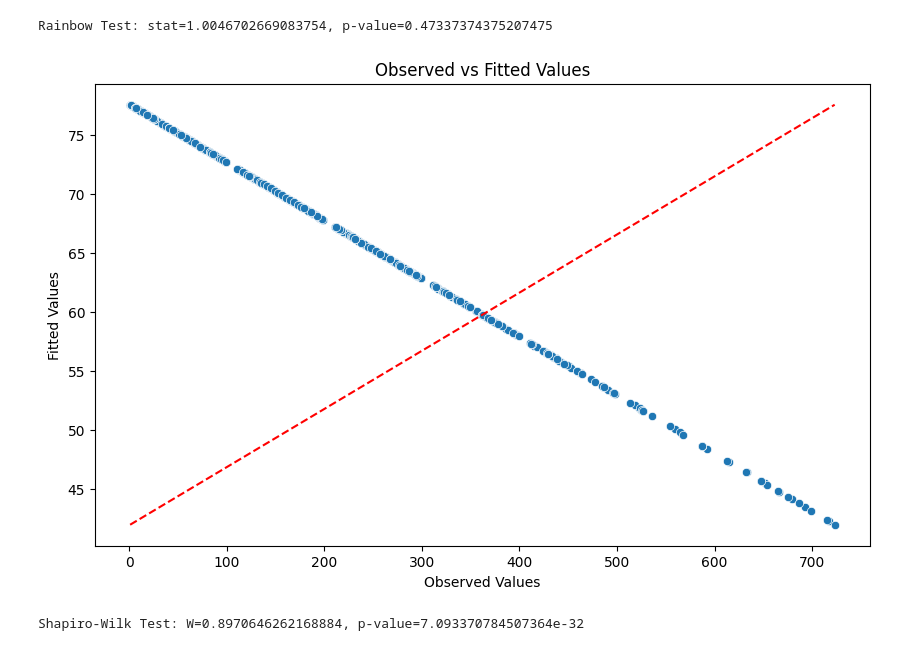
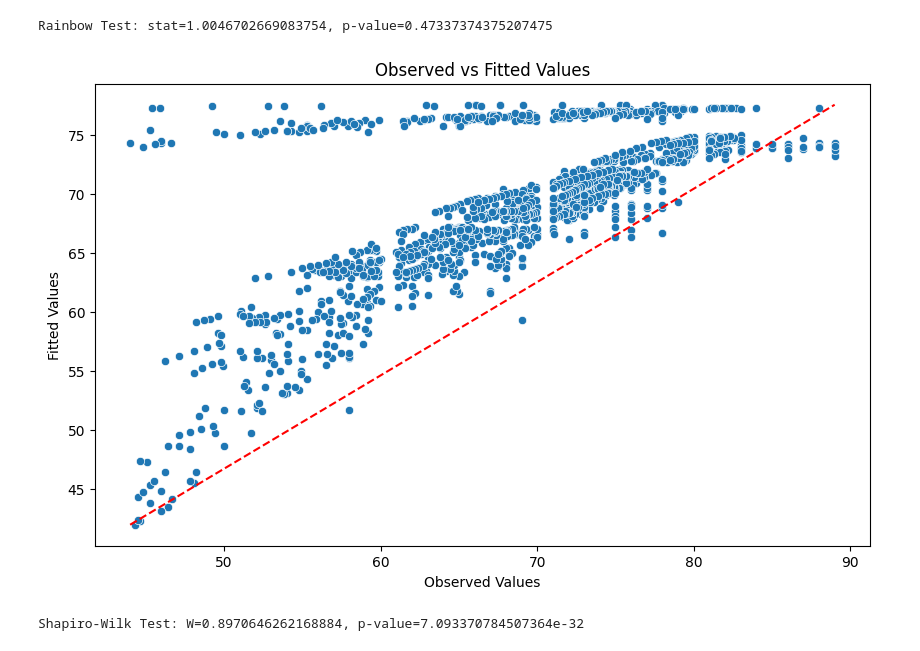
Before and after one commit to joyc3lin/datasci_6_regression, a Jupyter notebook: hha507assignment6b.ipynb, the cells around one changed output. Drawn from its saved outputs; the diff is of its cells as text; code cells hidden in the pictures.

```diff
--- a/hha507assignment6b.ipynb
+++ b/hha507assignment6b.ipynb
@@ -180,14 +182,14 @@ Rainbow Test: stat=1.0046702669083754, p-value=0.47337374375207475
 # %%
 # Plot observed vs fitted values
 plt.figure(figsize=(10, 6))
-sns.scatterplot(x=df['AdultMortality'], y=fitted1)
+sns.scatterplot(x=df['Lifeexpectancy'], y=fitted1)
 plt.xlabel('Observed Values')
 plt.ylabel('Fitted Values')
 plt.title('Observed vs Fitted Values')
-plt.plot([min(df['AdultMortality']), max(df['AdultMortality'])], [min(fitted1), max(fitted1)], color='red', linestyle='--')
+plt.plot([min(df['Lifeexpectancy']), max(df['Lifeexpectancy'])], [min(fitted1), max(fitted1)], color='red', linestyle='--')
 plt.show()
 # %% [output]
-[figure, old version]
+[figure, new version]
 # %%
 ### Assessing normality of the residuals
 W, p_value = shapiro(residuals1)
```
Also changed, not shown: parts of 8 cells of this notebook.
